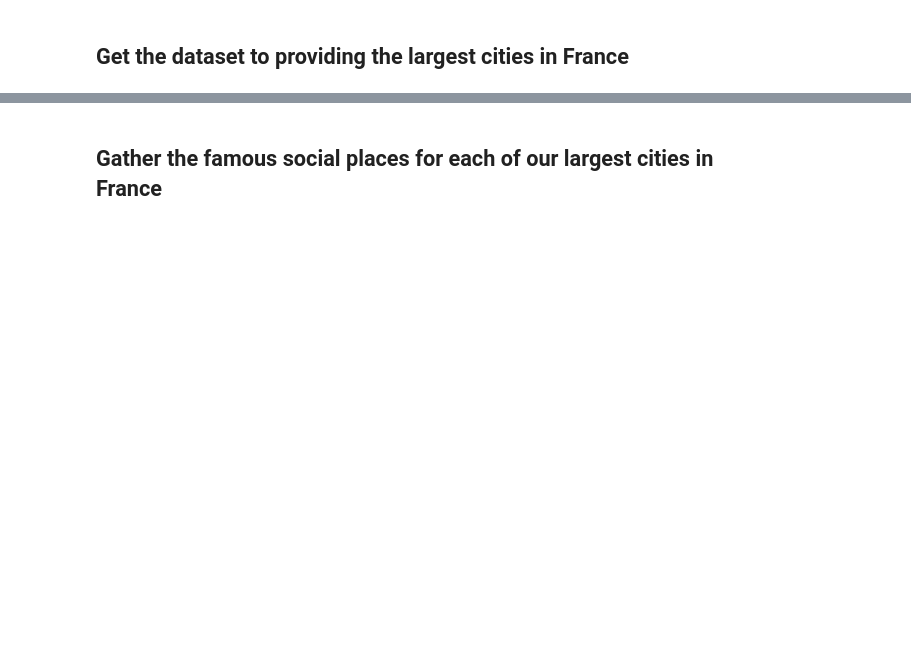
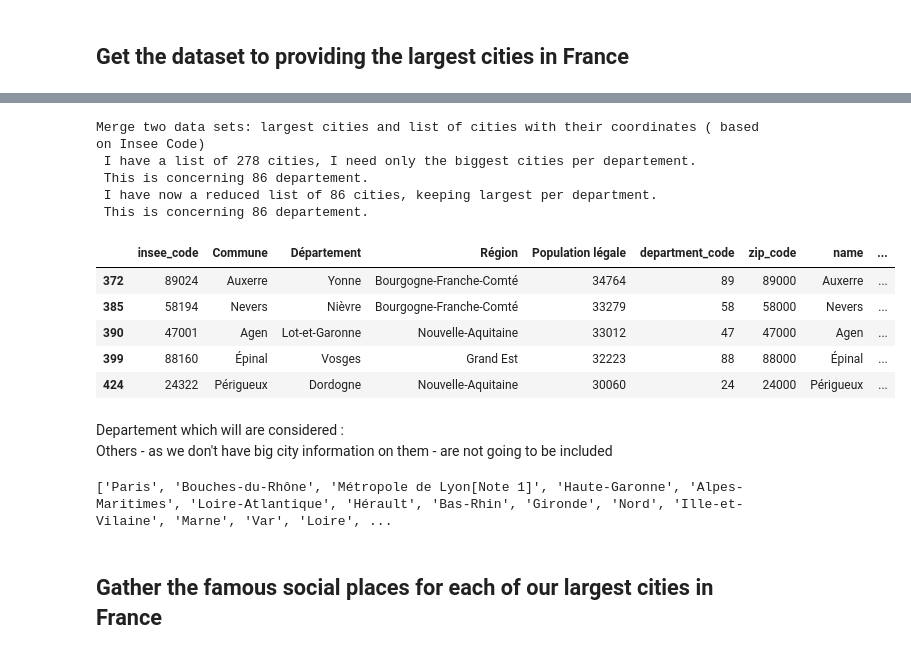
Before and after one commit to daytoju/Coursera_Capstone, a Jupyter notebook: Capstone_Final_Project.ipynb, the cells around one changed output, grey strips where cells are left out. Cells and saved outputs as stored; diff of their text form; code cells hidden in the pictures; blank space fills up the shorter version.

```diff
--- a/Capstone_Final_Project.ipynb
+++ b/Capstone_Final_Project.ipynb
@@ -198,34 +231,46 @@ fr_cities.drop_duplicates(subset=['insee_code','Commune','Département','departm
 
 #########################################
 #########################################
 #########################################
 #########################################
 #########################################
 #Restrict the list for testing purposes
 #tmp = fr_cities.loc[(fr_cities.Commune.isin(['Nice','Paris','Marseille','Lille']))] ##Limiting to Nice for now to preserve FourSquare calls while testing
 #fr_cities = tmp
 #########################################
 #########################################
 #########################################
 #########################################
 
 # drop the unwanted column
-fr_cities = fr_cities.drop(['Rang2020','Statut','id'],axis=1)
+fr_cities = fr_cities.drop(['Rang2021','Statut','id'],axis=1)
 
 print (" I have a list of " + str(fr_cities.shape[0]) + " cities, I need only the biggest cities per departement.")
 print (" This is concerning " + str(len(fr_cities['Département'].unique())) + " departement.")
 
 # keep only the largest city for each department :
 # by doing: sort by Population légale and drop duplicate keep only first occurence :
 tmp = fr_cities.sort_values(by=['Population légale'],ascending=False)
 fr_cities = tmp.drop_duplicates(subset=['Département'], keep='first')
 
 print (" I have now a reduced list of " + str(fr_cities.shape[0]) + " cities, keeping largest per department.")
 print (" This is concerning " + str(len(fr_cities['Département'].unique())) + " departement.")
 display (fr_cities.tail())
 
 
 fr_cities_departement = fr_cities['Département'].unique()
+# %% [output]
+Merge two data sets: largest cities and list of cities with their coordinates ( based on Insee Code)
+ I have a list of 278 cities, I need only the biggest cities per departement.
+ This is concerning 86 departement.
+ I have now a reduced list of 86 cities, keeping largest per department.
+ This is concerning 86 departement.
+|  | insee_code | Commune | Département | Région | Population légale | department_code | zip_code | name | ... |
+| 372 | 89024 | Auxerre | Yonne | Bourgogne-Franche-Comté | 34764 | 89 | 89000 | Auxerre | ... |
+| 385 | 58194 | Nevers | Nièvre | Bourgogne-Franche-Comté | 33279 | 58 | 58000 | Nevers | ... |
+| 390 | 47001 | Agen | Lot-et-Garonne | Nouvelle-Aquitaine | 33012 | 47 | 47000 | Agen | ... |
+| 399 | 88160 | Épinal | Vosges | Grand Est | 32223 | 88 | 88000 | Épinal | ... |
+| 424 | 24322 | Périgueux | Dordogne | Nouvelle-Aquitaine | 30060 | 24 | 24000 | Périgueux | ... |
 # %%
 ## What departement are we missing : i.e where there is no "big cities". These departement cannot be included in this study as there is no official data source found for them
 # Relation between Insee Code and Departement code is : Departement are the first digit of the INSEE code . e.g all Insee code starting with 06xxxx relates to 06 Departement code
@@ -234,6 +279,10 @@ departement_big_french_cities = big_french_cities.insee_code.astype(str).str[0:2
 
 display (HTML(" Departement which will are considered : <br> Others - as we don't have big city information on them - are not going to be included "))
 print ([x for x in fr_cities_departement if x not in departement_big_french_cities])
+# %% [output]
+Departement which will are considered :
+Others - as we don't have big city information on them - are not going to be included
+['Paris', 'Bouches-du-Rhône', 'Métropole de Lyon[Note 1]', 'Haute-Garonne', 'Alpes-Maritimes', 'Loire-Atlantique', 'Hérault', 'Bas-Rhin', 'Gironde', 'Nord', 'Ille-et-Vilaine', 'Marne', 'Var', 'Loire', ...
 # %% [markdown]
 ## Gather the famous social places for each of our  largest cities in France
 # %%
```
Also changed, not shown: parts of 19 cells of this notebook.
